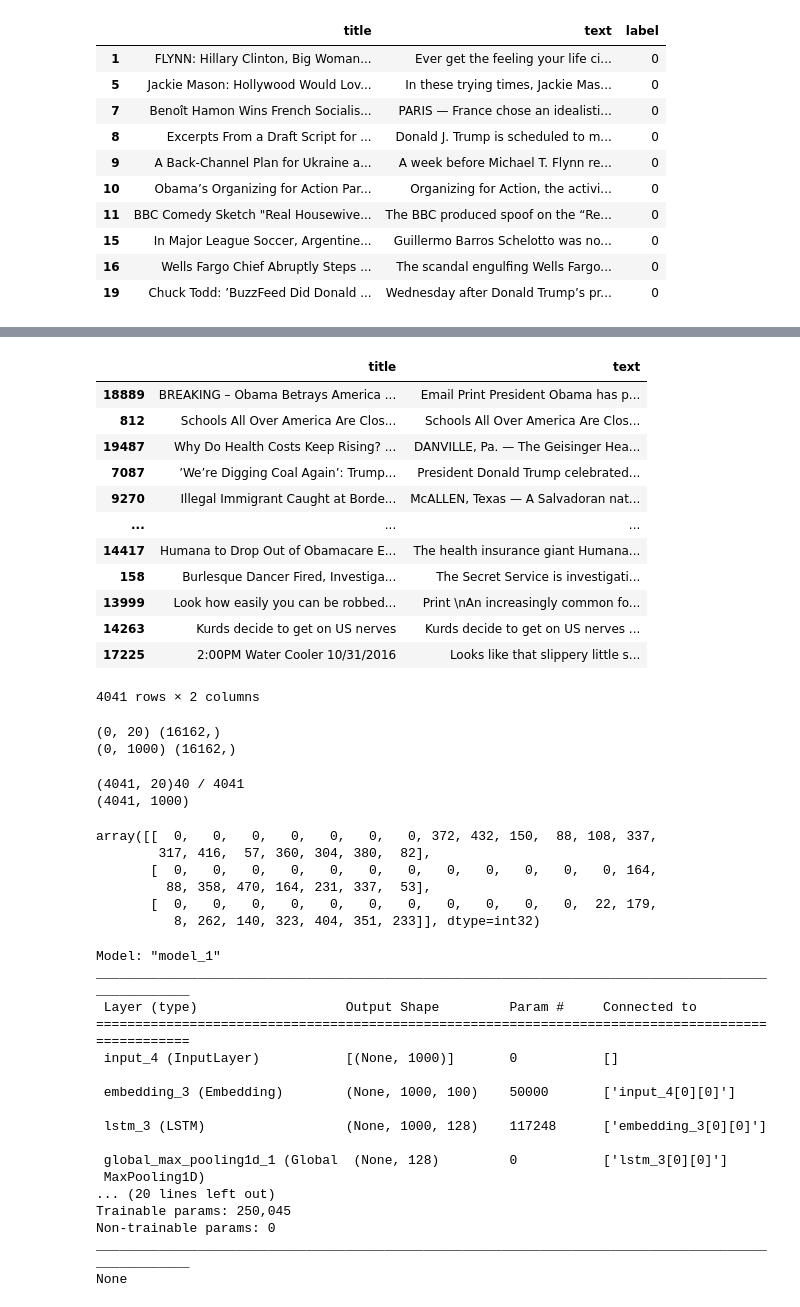
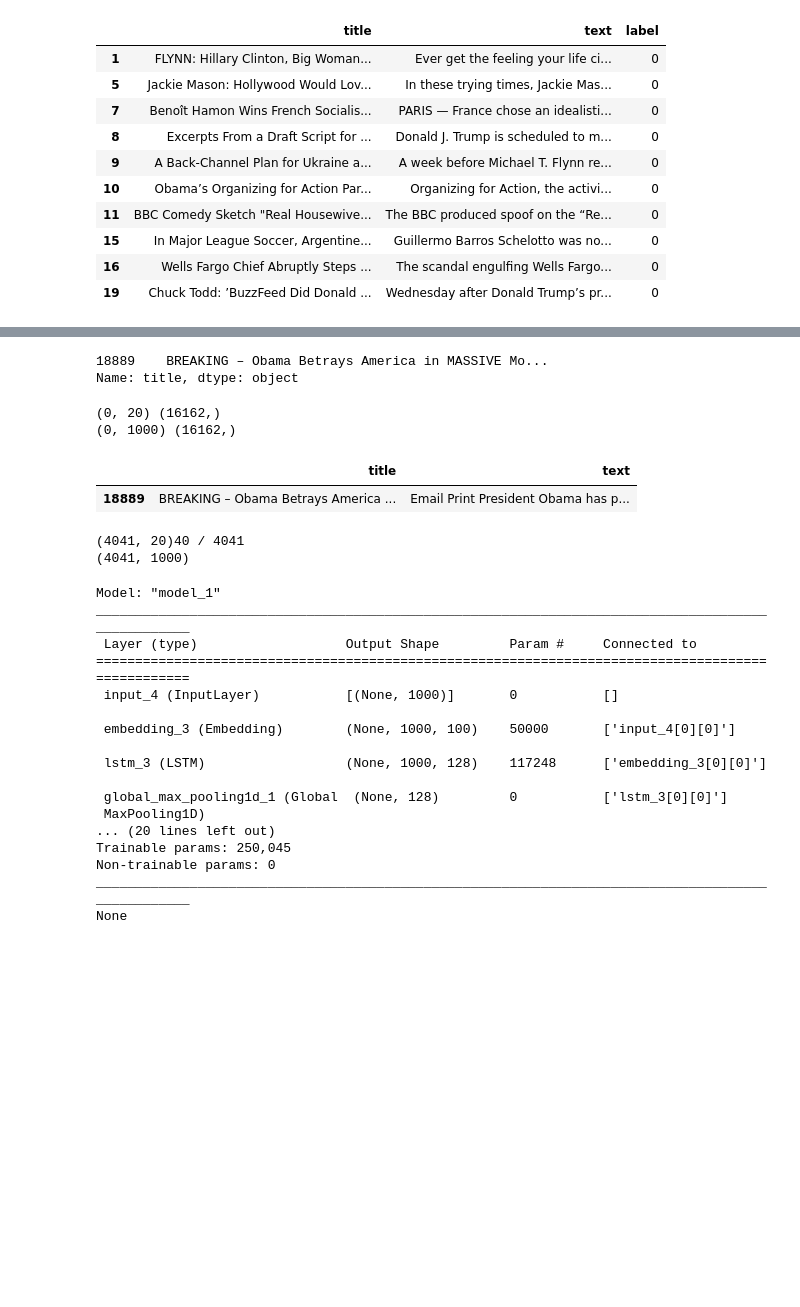
Before and after one commit to maxhw98/fake_news_proj, a Jupyter notebook: proj_final.ipynb, the cells around one changed output, grey strips where cells are left out. Drawn from its saved outputs; the diff is of its cells as text; code cells hidden in the pictures; blank space fills up the shorter version.

```diff
--- a/proj_final.ipynb
+++ b/proj_final.ipynb
@@ -121,22 +124,11 @@ print(X_train_title[0:5])
 print(X_train_text[0:5])
 
 print(X_train_title.shape)
-# %%
-X_test
-# %% [output]
-|  | title | text |
-| 18889 | BREAKING – Obama Betrays America ... | Email Print President Obama has p... |
-| 812 | Schools All Over America Are Clos... | Schools All Over America Are Clos... |
-| 19487 | Why Do Health Costs Keep Rising? ... | DANVILLE, Pa. — The Geisinger Hea... |
-| 7087 | ’We’re Digging Coal Again’: Trump... | President Donald Trump celebrated... |
-| 9270 | Illegal Immigrant Caught at Borde... | McALLEN, Texas — A Salvadoran nat... |
-| ... | ... | ... |
-| 14417 | Humana to Drop Out of Obamacare E... | The health insurance giant Humana... |
-| 158 | Burlesque Dancer Fired, Investiga... | The Secret Service is investigati... |
-| 13999 | Look how easily you can be robbed... | Print \nAn increasingly common fo... |
-| 14263 | Kurds decide to get on US nerves | Kurds decide to get on US nerves ... |
-| 17225 | 2:00PM Water Cooler 10/31/2016 | Looks like that slippery little s... |
-4041 rows × 2 columns
+# %%
+X_test[0:1]['title']
+# %% [output]
+18889    BREAKING – Obama Betrays America in MASSIVE Mo...
+Name: title, dtype: object
 # %%
 X_final_title=np.array(embedded_doc_title)
 X_final_text=np.array(embedded_doc_text)
@@ -146,6 +138,11 @@ print(X_final_text.shape,y_final.shape)
 # %% [output]
 (0, 20) (16162,)
 (0, 1000) (16162,)
+# %%
+X_test[0:1]
+# %% [output]
+|  | title | text |
+| 18889 | BREAKING – Obama Betrays America ... | Email Print President Obama has p... |
 # %%
 # test
 messages=X_test.copy()
@@ -191,15 +189,6 @@ print(X_final_text.shape)
 # %% [output]
 (4041, 20)40 / 4041
 (4041, 1000)
-# %%
-X_final_title[0:3]
-# %% [output]
-array([[  0,   0,   0,   0,   0,   0,   0, 372, 432, 150,  88, 108, 337,
-        317, 416,  57, 360, 304, 380,  82],
-       [  0,   0,   0,   0,   0,   0,   0,   0,   0,   0,   0,   0, 164,
-         88, 358, 470, 164, 231, 337,  53],
-       [  0,   0,   0,   0,   0,   0,   0,   0,   0,   0,   0,  22, 179,
-          8, 262, 140, 323, 404, 351, 233]], dtype=int32)
 # %%
 embedding_vec_title = 10
 embedding_vec_text = 100
```
Also changed, not shown: parts of 15 cells of this notebook, 1 other file.
